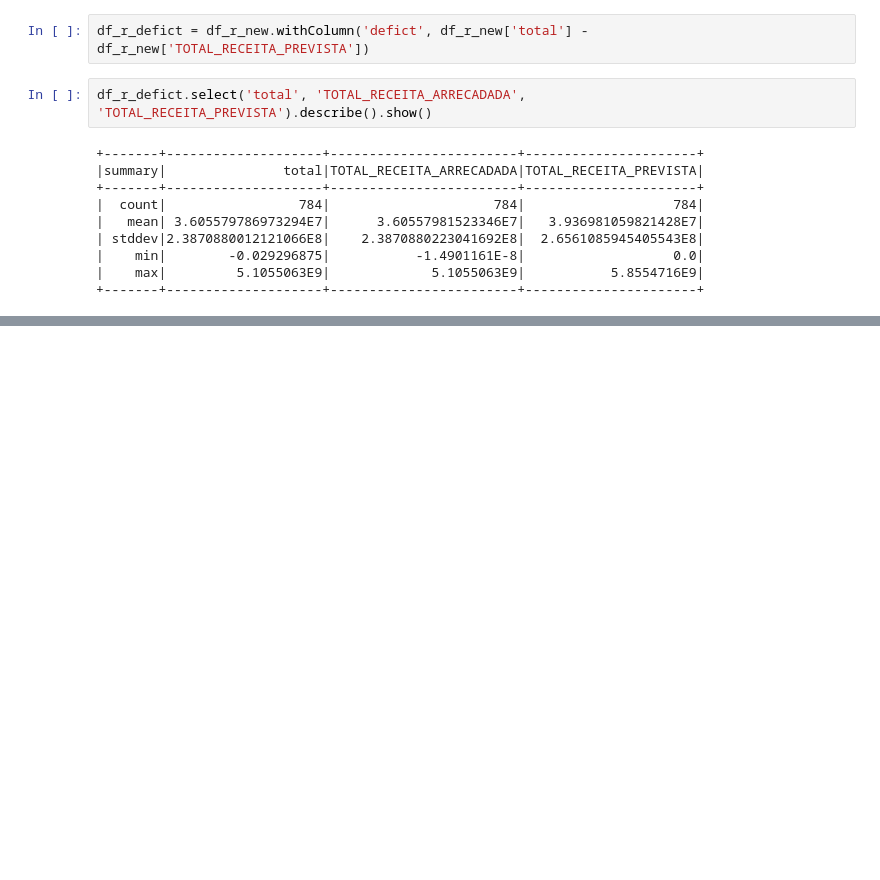
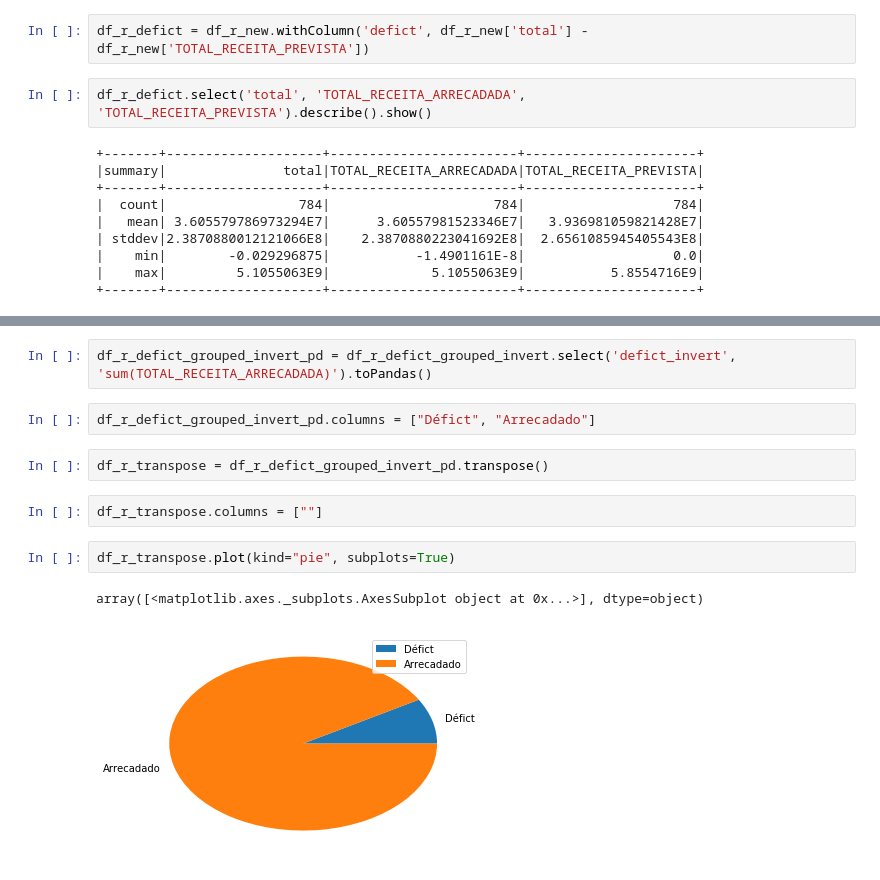
Before and after one commit to dmvieira/tutorial-jupyter-pyspark, a Jupyter notebook: Tutorial com Spark.ipynb, the cells around one changed output, grey strips where cells are left out. Drawn from its saved outputs; the diff is of its cells as text; blank space fills up the shorter version.

```diff
--- a/Tutorial com Spark.ipynb
+++ b/Tutorial com Spark.ipynb
@@ -185,0 +203,13 @@ df_r_defict.groupBy().sum('defict', 'TOTAL_RECEITA_ARRECADADA').show(truncate=Fa
+# %%
+df_r_defict_grouped_invert_pd = df_r_defict_grouped_invert.select('defict_invert', 'sum(TOTAL_RECEITA_ARRECADADA)').toPandas()
+# %%
+df_r_defict_grouped_invert_pd.columns = ["Défict", "Arrecadado"]
+# %%
+df_r_transpose = df_r_defict_grouped_invert_pd.transpose()
+# %%
+df_r_transpose.columns = [""]
+# %%
+df_r_transpose.plot(kind="pie", subplots=True)
+# %% [output]
+array([<matplotlib.axes._subplots.AxesSubplot object at 0x...>], dtype=object)
+[figure, added]
```
Also changed, not shown: parts of 7 cells of this notebook, 2 other files.
